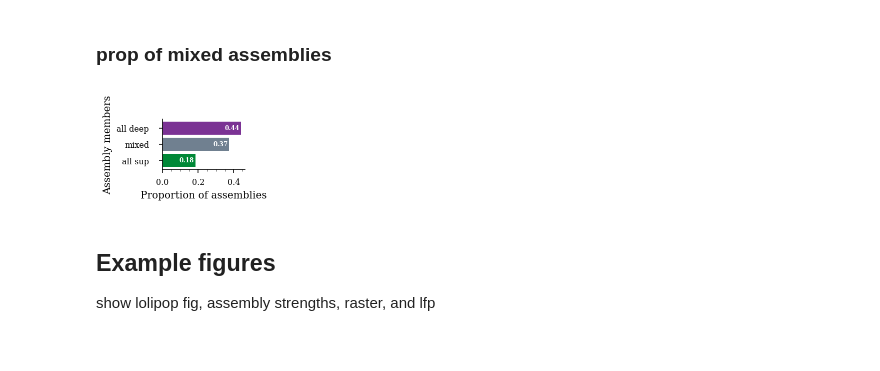
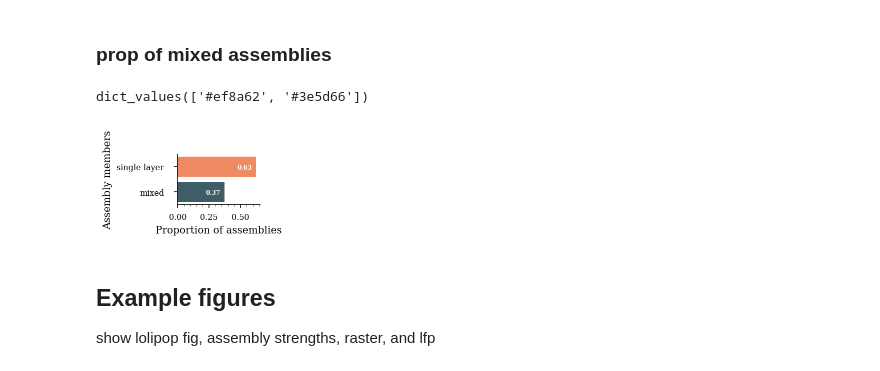
Before and after one commit to ryanharvey1/ripple_heterogeneity, a Jupyter notebook: python/notebooks/assembly.ipynb, the cells around one changed output. Cells and saved outputs as stored; diff of their text form; code cells hidden in the pictures.

Commit message:
updated assembly member plot

```diff
--- a/python/notebooks/assembly.ipynb
+++ b/python/notebooks/assembly.ipynb
@@ -455,6 +455,10 @@ n deep members  4774
 n sup members  2488
 # %% [markdown]
 ### prop of mixed assemblies
+# %%
+group_colors.values()
+# %% [output]
+dict_values(['#ef8a62', '#3e5d66'])
 # %%
 mixed = 0
 deep_biased = 0
@@ -473,49 +477,54 @@ for n_as in df.assembly_n.unique():
     elif ((deep_idx & mem_idx).sum() == 0) & ((sup_idx & mem_idx).sum() > 0):
         sup_biased += 1
 
-labels = ["all deep", "mixed", "all sup"]
-counts = [deep_biased, mixed, sup_biased]
+# labels = ["all deep", "mixed", "all sup"]
+# counts = [deep_biased, mixed, sup_biased]
+labels = ["single layer", "mixed"]
+counts = [deep_biased + sup_biased, mixed]
 
 
 fig, ax = plt.subplots(
     figsize=functions.set_size("thesis", fraction=0.25, subplots=(1, 1)), edgecolor=None
 )
 
-colors = ["#7b3294", "slategrey", "#008837"]
+group_colors = {"same_layer": '#ef8a62',
+            'cross_layer': '#3e5d66'}
+
+# colors = ["#7b3294", "slategrey", "#008837"]
 # Horizontal Bar Plot
-ax.barh(labels, np.array(counts) / sum(counts), color=colors)
+ax.barh(labels, np.array(counts) / sum(counts), color=group_colors.values())
 
 # Remove axes splines
 for s in ["top", "right"]:
     ax.spines[s].set_visible(False)
 
 # Add padding between axes and labels
 ax.xaxis.set_tick_params(pad=5)
 ax.yaxis.set_tick_params(pad=10)
 
 # Show top values
 ax.invert_yaxis()
 
 # Add annotation to bars
 for i in ax.patches:
     plt.text(
-        i.get_width() - 0.09,
+        i.get_width() - 0.15,
         i.get_y() + 0.5,
         str(round((i.get_width()), 2)),
         fontsize=6,
         fontweight="bold",
         color="w",
         zorder=100,
     )
 
 ax.xaxis.set_minor_locator(AutoMinorLocator())
 
 ax.set_xlabel("Proportion of assemblies")
 ax.set_ylabel("Assembly members")
 
 plt.savefig(os.path.join(fig_save_path,'assembly_unit_id.svg'),dpi=300,bbox_inches='tight')
 # %% [output]
-[figure, old version]
+[figure, new version]
 # %%
 # all_sup = prop_df.prop_sup_members == 1
 # all_deep = prop_df.prop_deep_members == 1
```
